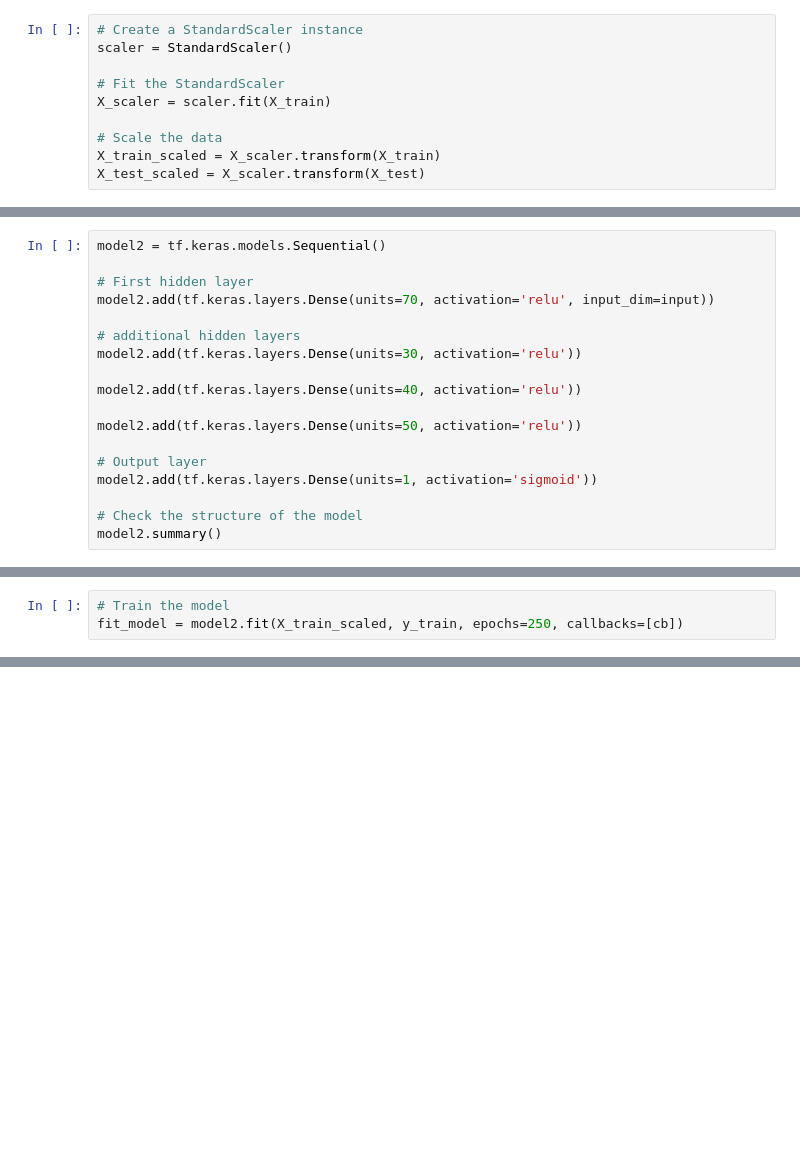
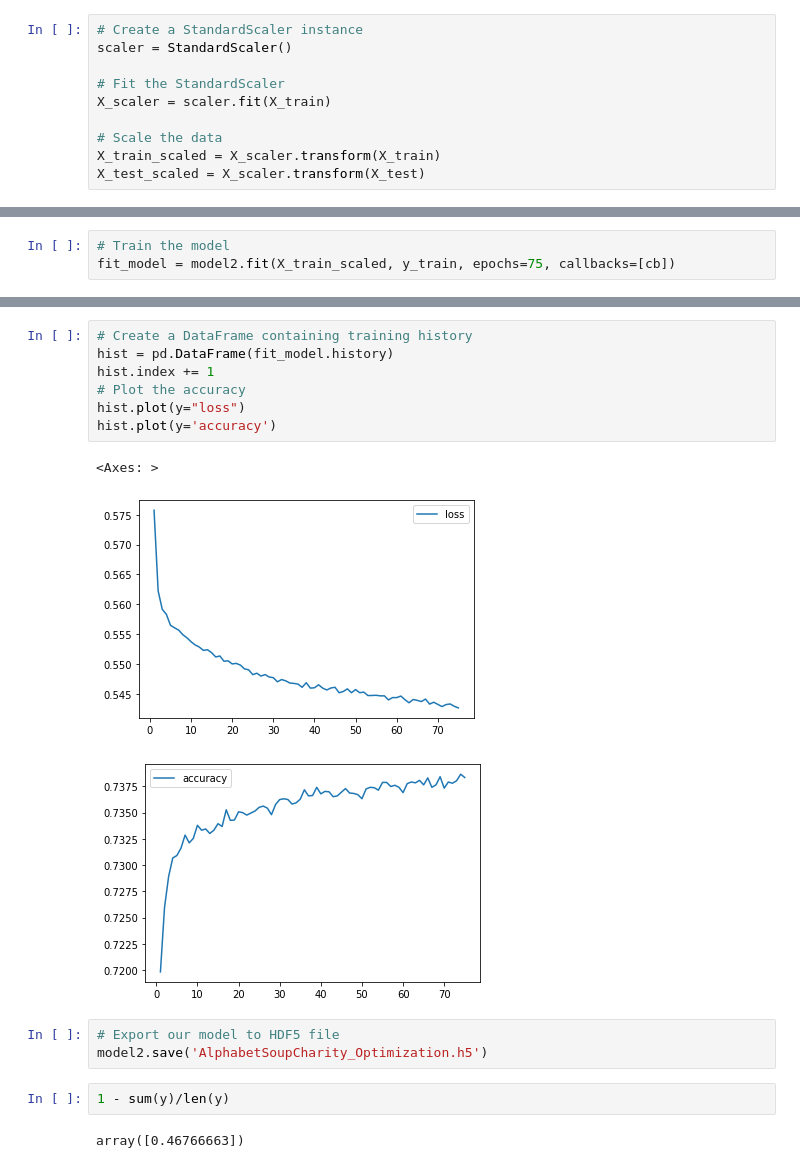
Before and after one commit to andcetera/deep-learning-challenge, a Jupyter notebook: AlphabetSoupCharity_Optimization.ipynb, the cells around one changed output, grey strips where cells are left out. Saved outputs shown, nothing was run; the diff lists cells and outputs as text; blank space fills up the shorter version.

```diff
--- a/AlphabetSoupCharity_Optimization.ipynb
+++ b/AlphabetSoupCharity_Optimization.ipynb
@@ -236,21 +180,3 @@ Loss: 0.5663928985595703, Accuracy: 0.7252246737480164
-# %%
-model2 = tf.keras.models.Sequential()
-
-# First hidden layer
-model2.add(tf.keras.layers.Dense(units=70, activation='relu', input_dim=input))
-
-# additional hidden layers
-model2.add(tf.keras.layers.Dense(units=30, activation='relu'))
-
-model2.add(tf.keras.layers.Dense(units=40, activation='relu'))
-
-model2.add(tf.keras.layers.Dense(units=50, activation='relu'))
-
-# Output layer
-model2.add(tf.keras.layers.Dense(units=1, activation='sigmoid'))
-
-# Check the structure of the model
-model2.summary()
 # %%
 # Compile the model
 model2.compile(loss='binary_crossentropy', optimizer='adam', metrics=['accuracy'])
@@ -258,3 +186,3 @@ cb = tf.keras.callbacks.ModelCheckpoint(filepath='weights_{epoch:03d}.h5', save_
 # %%
 # Train the model
-fit_model = model2.fit(X_train_scaled, y_train, epochs=250, callbacks=[cb])
+fit_model = model2.fit(X_train_scaled, y_train, epochs=75, callbacks=[cb])
@@ -264,0 +214,18 @@ print(f"Loss: {model_loss}, Accuracy: {model_accuracy}")
+# %%
+# Create a DataFrame containing training history
+hist = pd.DataFrame(fit_model.history)
+hist.index += 1
+# Plot the accuracy
+hist.plot(y="loss")
+hist.plot(y='accuracy')
+# %% [output]
+<Axes: >
+[figure, added]
+[figure, added]
+# %%
+# Export our model to HDF5 file
+model2.save('AlphabetSoupCharity_Optimization.h5')
+# %%
+1 - sum(y)/len(y)
+# %% [output]
+array([0.46766663])
```
Also changed, not shown: parts of 10 cells of this notebook.
